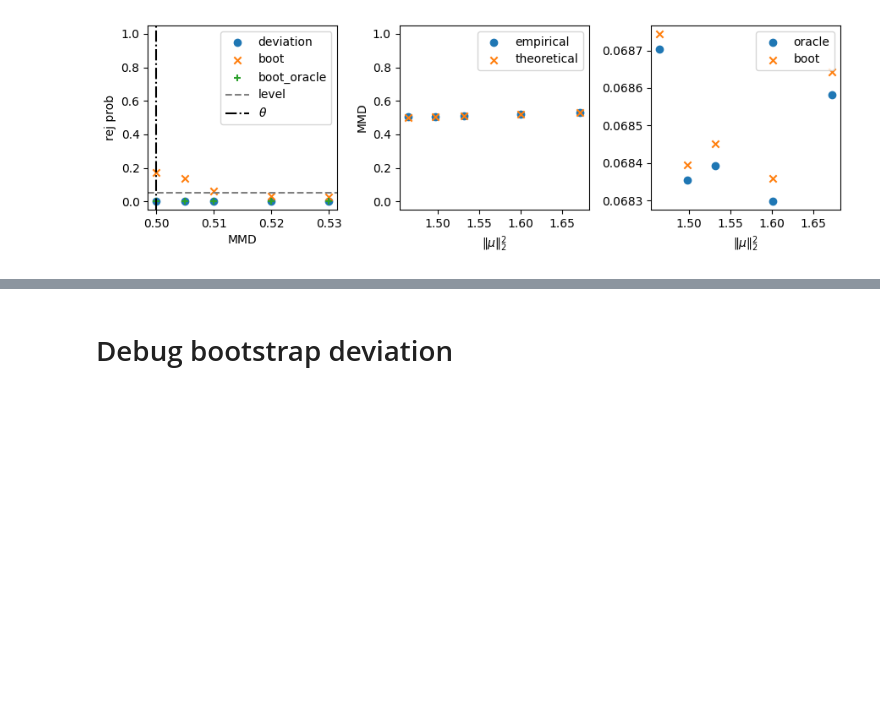
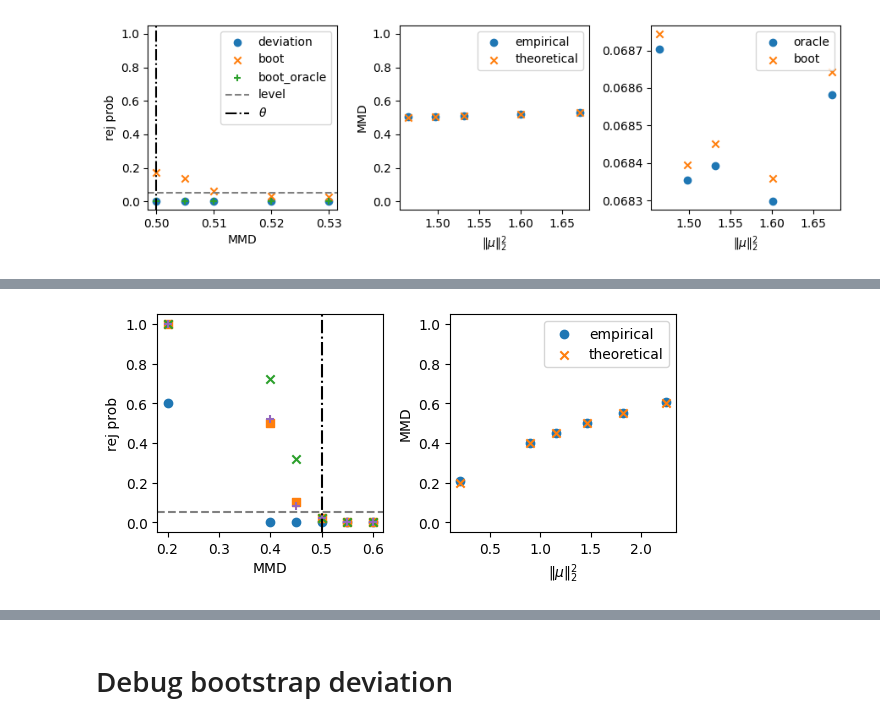
Before and after one commit to XingLLiu/robust-kernel-test, a Jupyter notebook: notebooks/reversed.ipynb, the cells around one changed output, grey strips where cells are left out. Cells and saved outputs as stored; diff of their text form; code cells hidden in the pictures; blank space fills up the shorter version.

```diff
--- a/notebooks/reversed.ipynb
+++ b/notebooks/reversed.ipynb
@@ -541,3 +508,50 @@ rej_prob_simple
+# %%
+figs, axes = plt.subplots(nrows=1, ncols=2, figsize=(6, 3))
+
+ax = axes[0]
+rej_prob = [np.mean(res[kk]["deviation"]["rej"]) for kk in keys]
+ax.scatter(keys, rej_prob, label="deviation")
+rej_prob = [np.mean(res[kk]["boot_oracle"]["rej"]) for kk in keys]
+ax.scatter(keys, rej_prob, marker="s", label="boot_oracle")
+rej_prob = [np.mean(res[kk]["boot"]["rej"]) for kk in keys]
+ax.scatter(keys, rej_prob, marker="x", label="boot")
+rej_prob = [np.mean(res[kk]["boot_full"]["rej"]) for kk in keys]
+ax.scatter(keys, rej_prob, marker="+", label="boot_full", color="C4")
+ax.axhline(0.05, color="grey", linestyle="--", label="level")
+ax.axvline(theta, color="k", linestyle="-.", label=r"$\theta$")
+# ax.set_xscale("log")
+ax.set_ylim(-0.05, 1.05)
+ax.set_xlabel("MMD")
+ax.set_ylabel("rej prob")
+# ax.legend()
+
+ax = axes[1]
+vals = [np.mean(res[kk]["deviation"]["val"]) for kk in keys]
+ax.scatter(shift_sq_ls, [vv for vv in vals], label="empirical")
+ax.scatter(shift_sq_ls, [population_mmd(np.eye(dim)[:1, 0] * s**0.5, 1.) for s in shift_sq_ls], marker="x", label="theoretical")
+# ax.set_xscale("log")
+ax.set_ylim(-0.05, 1.05)
+ax.set_xlabel(r"$\| \mu \|_2^2$")
+ax.set_ylabel("MMD")
+ax.legend()
+
+# ax = axes[2]
+# # quantile_oracle = [np.mean(res[kk]["boot_oracle"]["threshold"]) for kk in keys]
+# # quantile_boot = [np.mean(res[kk]["boot"]["threshold"]) for kk in keys]
+# # ax.scatter(shift_sq_ls, quantile_oracle, label="oracle")
+# # ax.scatter(shift_sq_ls, quantile_boot, marker="x", label="boot")
+# # # ax.set_xscale("log")
+# # ax.set_xlabel(r"$\| \mu \|_2^2$")
+# # ax.legend()
+
+# ax.hist(res[keys[0]]["boot"]["boot_stats"][0], bins=50)
+# ax.axvline(res[keys[0]]["boot_oracle"]["threshold"][0], color="C0", linestyle="--", label="oracle quantile")
+# ax.axvline(res[keys[0]]["boot"]["threshold"][0], color="C1", linestyle="--", label="boot quantile")
+
+_ = plt.tight_layout()
+plt.tight_layout()
+# %% [output]
+[figure, added]
 # %%
 figs, axes = plt.subplots(nrows=1, ncols=3, figsize=(9, 3))
 
```
Also changed, not shown: parts of 30 cells of this notebook, 2 other files.
